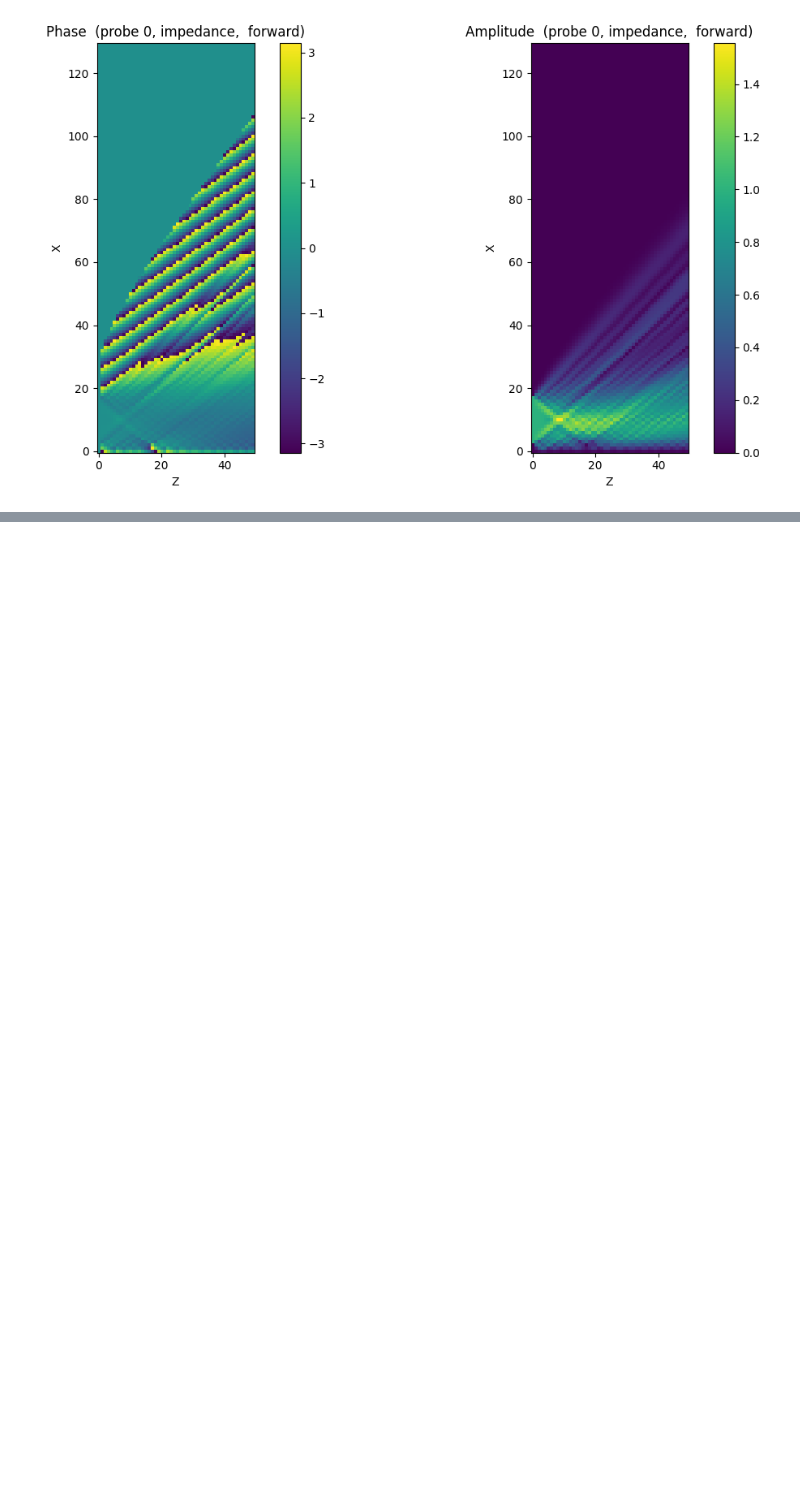
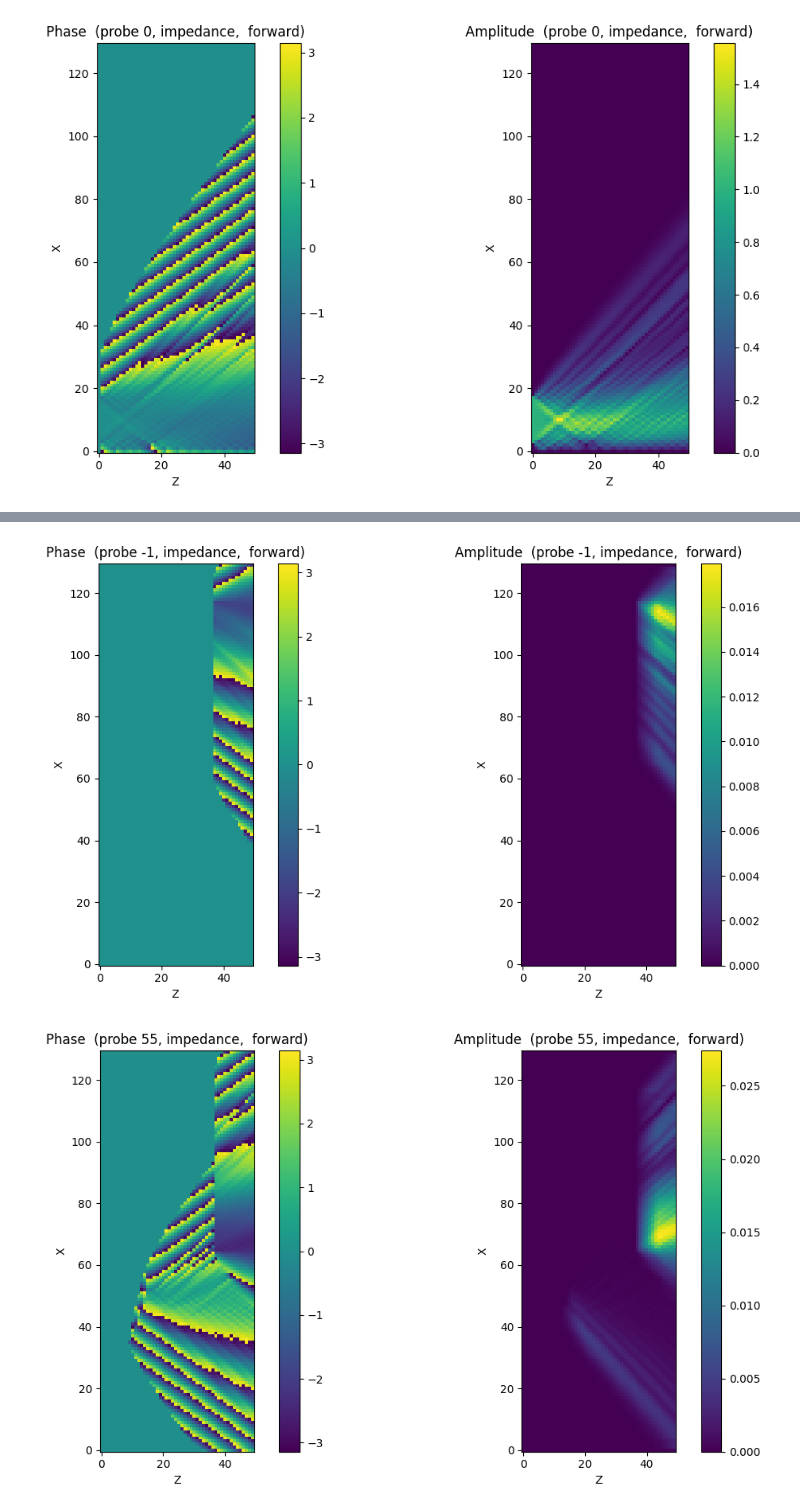
Before and after one commit to bryceshirley/thick_ptycho, a Jupyter notebook: notebooks/3_forward_model_2d.ipynb, the cells around one changed output, grey strips where cells are left out. Drawn from its saved outputs; the diff is of its cells as text; code cells hidden in the pictures; blank space fills up the shorter version.

```diff
--- a/notebooks/3_forward_model_2d.ipynb
+++ b/notebooks/3_forward_model_2d.ipynb
@@ -204,0 +203,22 @@ visualisation.plot(solution=solution_iterative_full,probe_index=0)
+# %%
+sample_space = SampleSpace(
+    continuous_dimensions, # sample space dimensions in nanometers (x, z) or (x, y, z)
+    discrete_dimensions,   # sample space dimensions in pixels (nx, nz) or (nx, ny, nz)
+    probe_dimensions,        # shape of the detector in pixels - subset of (nx) or (nx, ny)
+    scan_points,           # number of ptychography scan points or sqrt(scan_points) for square scan
+    step_size,
+    bc_type,               # boundary condition type (impedance, dirichlet, neumann)
+    probe_type,
+    wave_number,            # wavenumber in 1/nm
+)
+sample_space.summarize_sample_space()
+sample_space.generate_sample_space()
+
+# Solve Full Space Space, Iterative
+forward_model_iterative_full = ForwardModel(sample_space,
+                             full_system_solver=False,
+                             thin_sample=False)
+
+# Iterative solution
+print("Solving iteratively for full sample...")
+solution_iterative_full_homogeneous = forward_model_iterative_full.solve()
@@ -204,0 +234,9 @@ visualisation.plot(solution=solution_iterative_full,probe_index=0)
+# %%
+difference = solution_iterative_full_homogeneous - solution_iterative_full
+# Plot Solution for Full Sample Solves
+visualisation.plot(solution=difference,probe_index=-1)
+visualisation.plot(solution=difference)
+visualisation.plot(solution=difference,probe_index=0)
+# %% [output]
+[figure, added]
+[figure, added]
```
Also changed, not shown: parts of 4 cells of this notebook, 4 other files.
